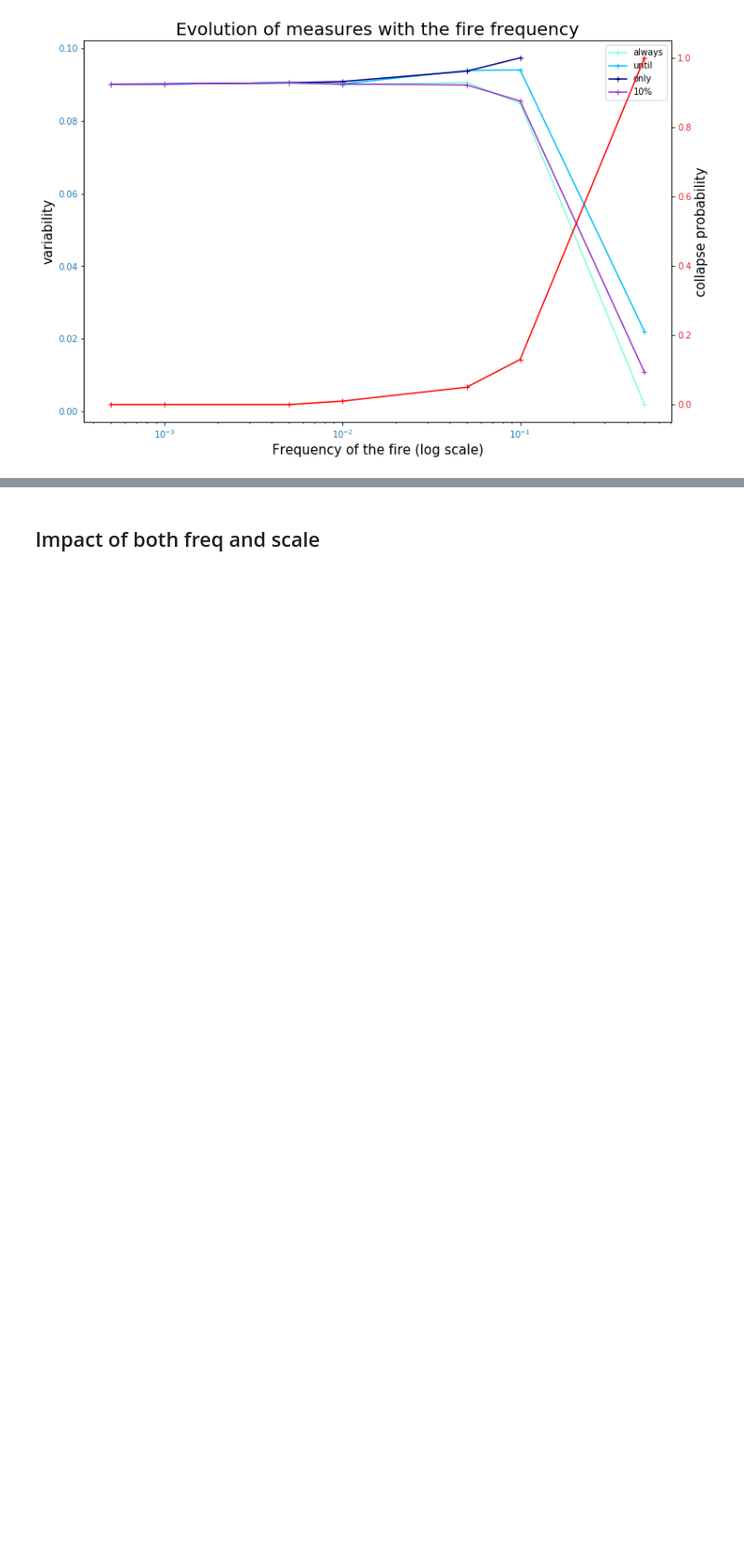
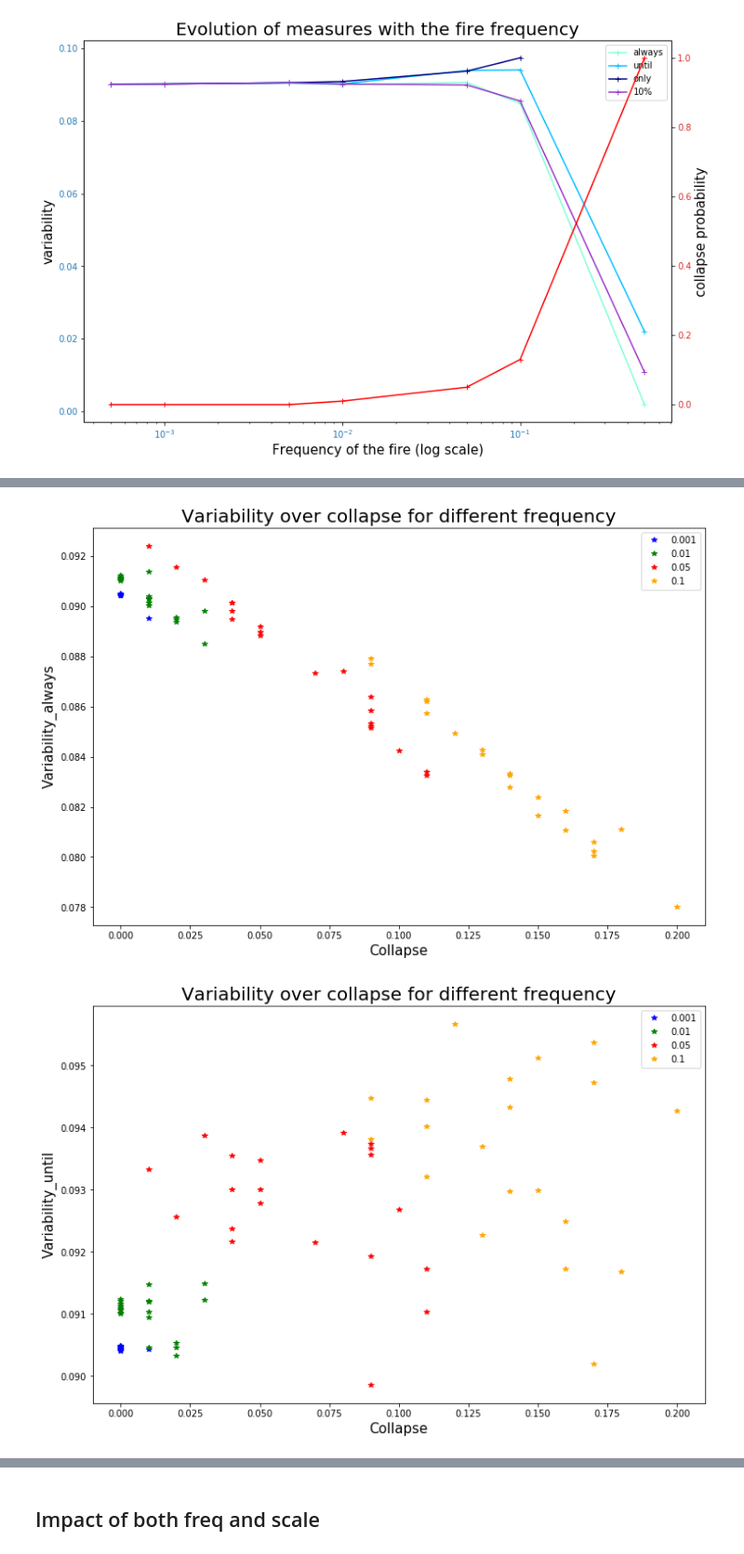
Before and after one commit to cavaillesj/internship_moulis, a Jupyter notebook: measures_and_fire_optimization.ipynb, the cells around one changed output, grey strips where cells are left out. Shown at 93% size. Saved outputs shown, nothing was run; the diff lists cells and outputs as text; code cells hidden in the pictures; blank space fills up the shorter version.

```diff
--- a/measures_and_fire_optimization.ipynb
+++ b/measures_and_fire_optimization.ipynb
@@ -16,6 +16,8 @@ def all_measure(Number_of_simulation = 100, mean = True, **kwargs):
     Variability_until = np.zeros_like(Collapse)
     Variability_only = np.zeros_like(Collapse)
     Variability_10 = np.zeros_like(Collapse)
+    Collapse_10_b = np.zeros_like(Collapse)
+    Collapse_10_m = np.zeros_like(Collapse)
 
     for i in range(Number_of_simulation):
         O = Ode(**kwargs)
@@ -28,10 +30,12 @@ def all_measure(Number_of_simulation = 100, mean = True, **kwargs):
         Variability_until[i] = variability_until(Y)
         Variability_only[i] = variability_only(Y)
         Variability_10[i] = variability_10(Y)
+        Collapse_10_b[i] = collapse(Y[:,:len(Y[0])//10])
+        Collapse_10_m[i] = Y[0,len(Y[0])//10]
     if(mean):
-        return np.nanmean(Collapse), np.nanmean(Variability_always), np.nanmean(Variability_until), np.nanmean(Variability_only), np.nanmean(Variability_10)
+        return np.nanmean(Collapse), np.nanmean(Variability_always), np.nanmean(Variability_until), np.nanmean(Variability_only), np.nanmean(Variability_10), np.nanmean(Collapse_10_b), np.nanmean(Collapse_10_m)
     else:
-        return Collapse, Variability_always, Variability_until, Variability_only, Variability_10
+        return Collapse, Variability_always, Variability_until, Variability_only, Variability_10, Collapse_10_b, Collapse_10_m
 # %% [markdown]
 ## Measures over time
 # %%
@@ -135,0 +201,39 @@ plt.show()
+# %%
+Compute_variability = {"Variability_always": Variability_always,
+                        "Variability_until": Variability_until,
+                        "Variability_only":Variability_only,
+                        "Variability_10":Variability_10}
+"""
+Ymin = []
+Ymax = []
+for k, compute_variability in enumerate(Compute_variability.keys()):
+    mm = np.nanmean(Compute_variability[compute_variability], axis = 2)
+    Ymin += [np.min(mm)]
+    Ymax += [np.max(mm)]
+
+ymin = np.nanmin(Ymin)
+ymax = np.nanmin(Ymax)
+"""
+
+
+for k, compute_variability in enumerate(Compute_variability.keys()):
+    plt.figure(figsize=(12, 8))
+    for j in range(numbreDePoint):
+        for i, freq in enumerate(Freq):
+#        for i, freq in enumerate(Freq):
+            if(j==0):
+                plt.plot(np.nanmean(Collapse[j,i]), np.nanmean(Compute_variability[compute_variability][j,i]), "*", color = Color[i], label=str(freq))
+            else:
+                plt.plot(np.nanmean(Collapse[j,i]), np.nanmean(Compute_variability[compute_variability][j,i]), "*", color = Color[i])
+
+    plt.xlabel("Collapse", fontsize=15)
+    plt.ylabel(compute_variability, fontsize=15)
+  #  plt.ylim(ymin, ymax)
+    plt.legend()
+
+    plt.title("Variability over collapse for different frequency", fontsize=20)
+    plt.savefig("plot/measures/"+compute_variability+"_over_collapse_4")
+    plt.show()
+# %% [output]
+[figure, added]
+[figure, added]
```
Also changed, not shown: parts of 15 cells of this notebook, 17 other files.
